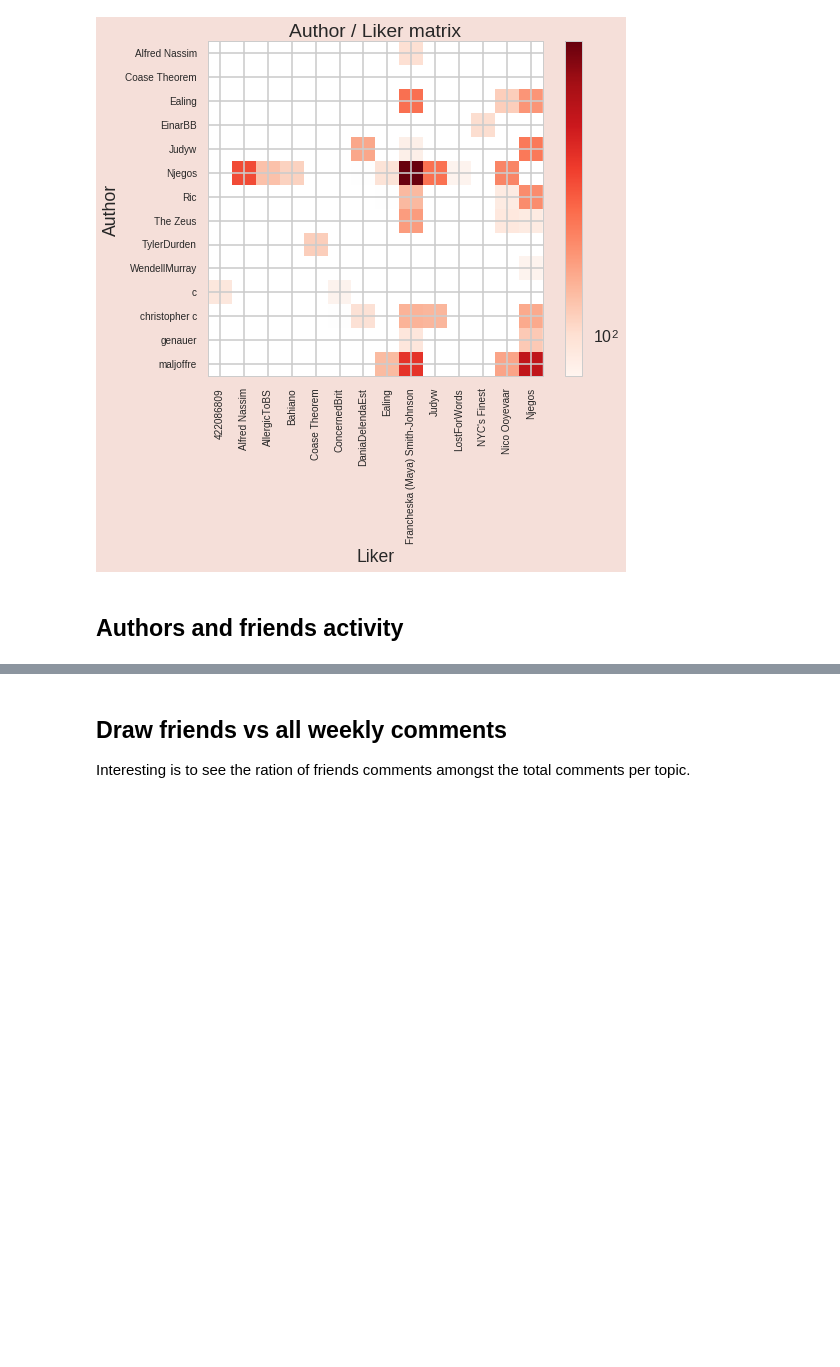
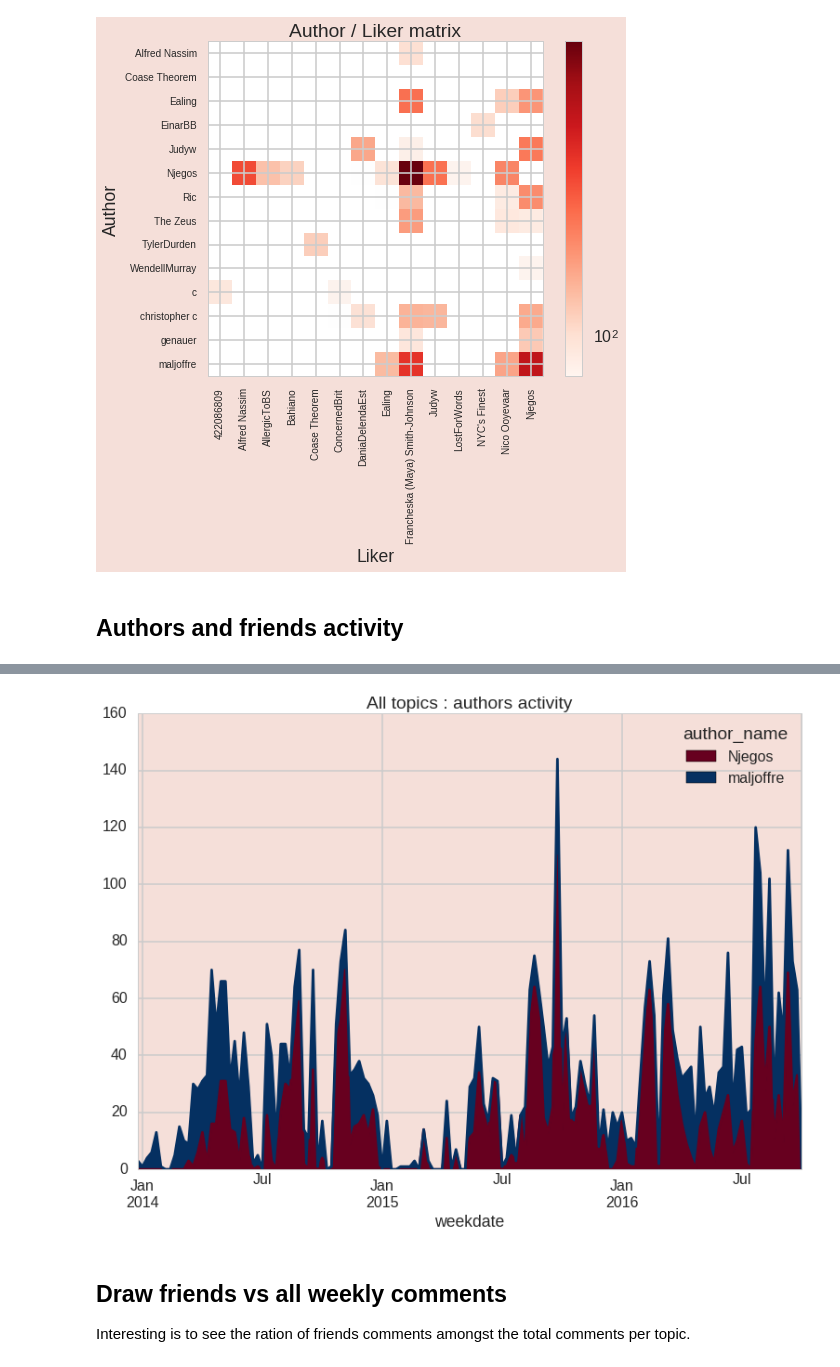
Before and after one commit to clementlefevre/trolloscopy, a Jupyter notebook: Liker_analysis.ipynb, the cells around one changed output, grey strips where cells are left out. Cells and saved outputs as stored; diff of their text form; code cells hidden in the pictures; blank space fills up the shorter version.

```diff
--- a/Liker_analysis.ipynb
+++ b/Liker_analysis.ipynb
@@ -168,8 +192,7 @@ def create_list_of_friends(topic, name_list):
 # %%
-def draw_time_line_stacked_of_friends(topic,name_list,from_):
-    friend_list = create_list_of_friends(topic, name_list)
-#     friend_list = name_list
-    timelines = compute_time_line(topic,friend_list)
+def draw_time_line_week_stacked(topic,name_list,from_):
+
+    timelines = compute_time_line(topic,name_list)
 
     dates = pd.date_range(from_,date.today())
     group = timelines.groupby(['date','author_name']).count()
@@ -184,11 +207,12 @@ def draw_time_line_stacked_of_friends(topic,name_list,from_):
     group_test_2['weekdate']= group_test_2.date.apply(lambda x : x - timedelta(days=x.weekday()))
 
     group_test_3 = group_test_2.reset_index()
-    group_test_3 = group_test_3.groupby(['author_name','weekdate']).count()
+    group_test_3 = group_test_3.groupby(['author_name','weekdate']).sum()
     group_test_3 =group_test_3[['created_at']]
     group_test_3 = group_test_3.unstack('author_name')
+    group_test_3.columns = group_test_3.columns.droplevel()
 
     if topic is None:
         topic = "All topics"
-    ax = group_test_3.plot.area(legend=False,title=topic+" : authors activity" ,cmap="RdBu")
+    ax = group_test_3.plot.area(legend=True,title=topic+" : authors activity" ,cmap="RdBu")
     ax.set_axis_bgcolor(BACKGROUND_COLOR)
@@ -219,3 +273,7 @@ draw_time_line_stacked_of_friends(topic=None,name_list= list_authors,from_=date(
+# %%
+draw_time_line_week_stacked(topic=None,name_list= ['Njegos','maljoffre'],from_=date(2014,1,1))
+# %% [output]
+[figure, added]
 # %% [markdown]
 ## Draw friends vs all weekly comments
 Interesting is to see the ration of friends comments amongst the total comments per topic.
```
Also changed, not shown: parts of 8 cells of this notebook, 2 other files.
